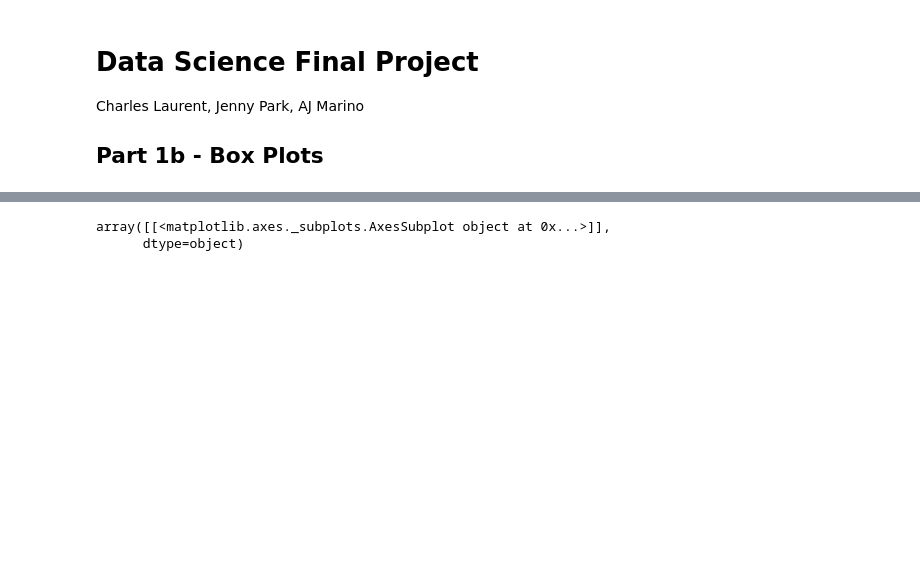
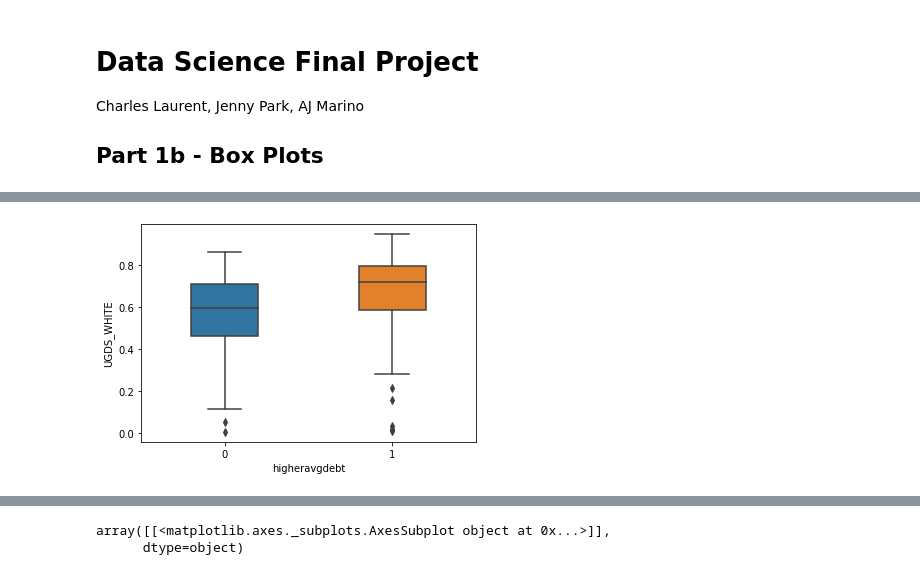
Before and after one commit to Data-Science-Business-Analytics/data-science-business-analytics-final-project, a Jupyter notebook: 01-b-box-plots.ipynb, the cells around one changed output, grey strips where cells are left out. Saved outputs shown, nothing was run; the diff lists cells and outputs as text; code cells hidden in the pictures; blank space fills up the shorter version.

```diff
--- a/01-b-box-plots.ipynb
+++ b/01-b-box-plots.ipynb
@@ -35,0 +101,5 @@ df_priv_profit = collegedatahelper.clean_df(df.loc[df['CONTROL'] == 3])
+# %%
+sns.boxplot("higheravgdebt", "UGDS_WHITE", width=0.4, data=df_priv)
+plt.show()
+# %% [output]
+[figure, added]
```
Also changed, not shown: parts of 25 cells of this notebook.
